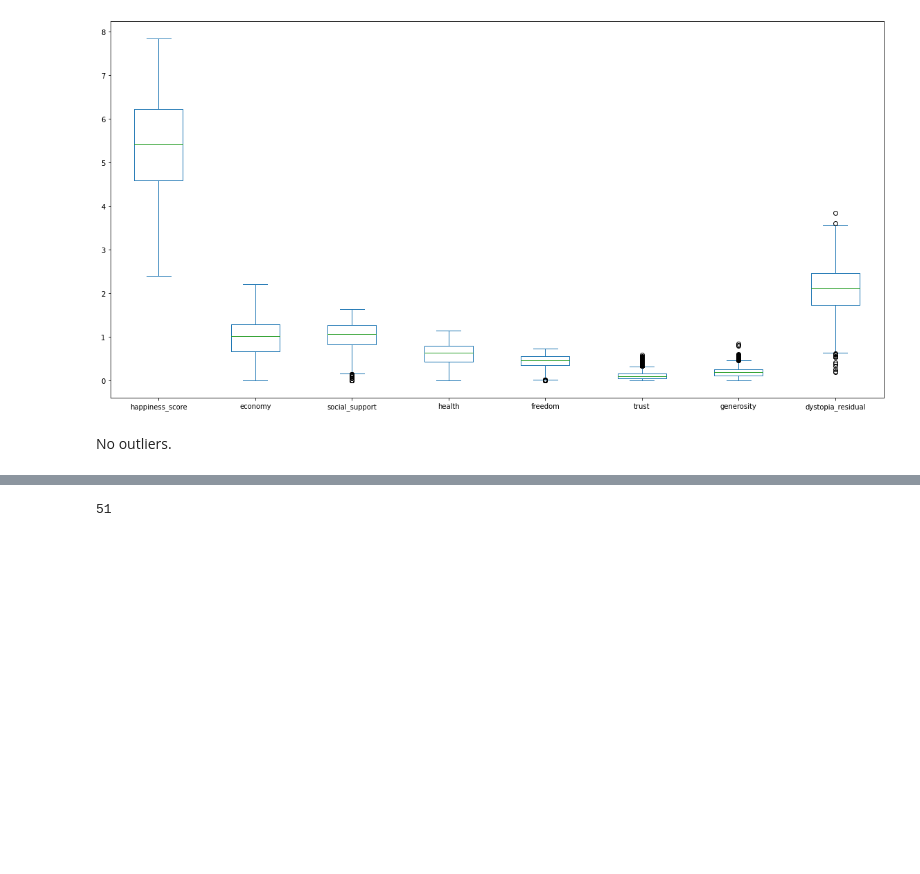
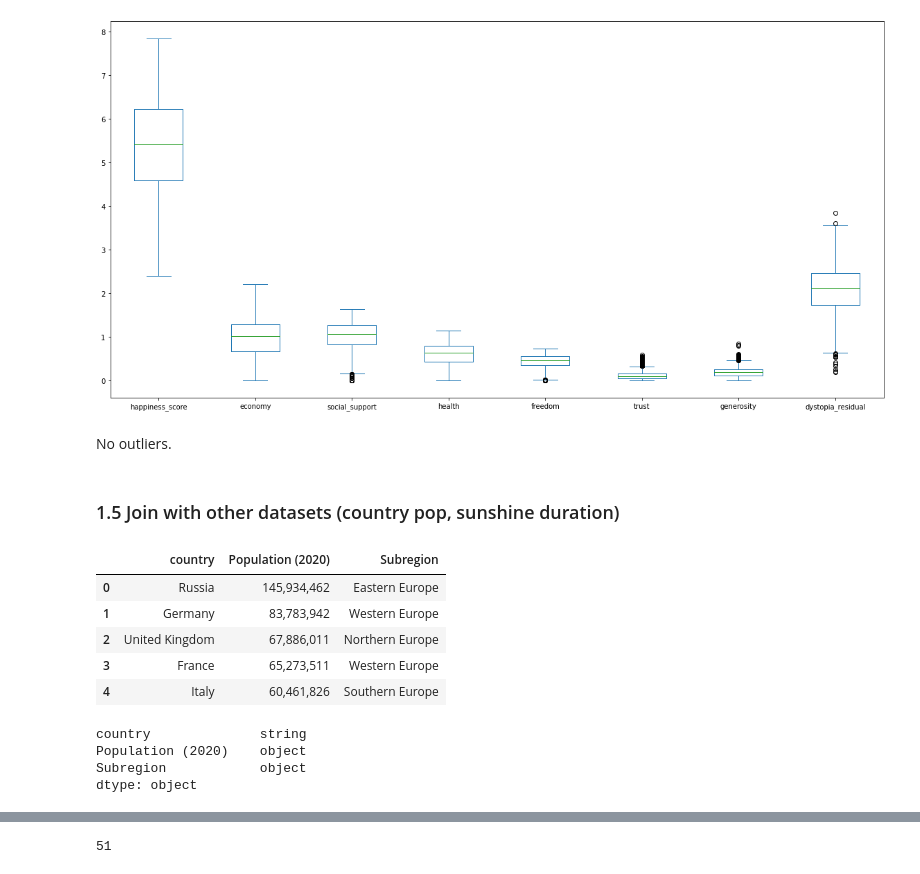
Before and after one commit to elise-chin/dataviz, a Jupyter notebook: data_explo.ipynb, the cells around one changed output, grey strips where cells are left out. Saved outputs shown, nothing was run; the diff lists cells and outputs as text; code cells hidden in the pictures; blank space fills up the shorter version.

```diff
--- a/data_explo.ipynb
+++ b/data_explo.ipynb
@@ -271,3 +271,26 @@ happiness_df.select_dtypes(include=['float32']).plot(kind="box", figsize=(20,10)
 [figure]
 # %% [markdown]
 No outliers.
+# %% [markdown]
+### 1.5 Join with other datasets (country pop, sunshine duration)
+# %%
+europe_pop_df = pd.read_csv('./data/european_countries.csv')
+europe_pop_df.drop('Unnamed: 0', axis=1, inplace=True)
+europe_pop_df = europe_pop_df.rename(columns={'Country': 'country'})
+europe_pop_df = europe_pop_df.astype({'country': 'string'})
+# %%
+europe_pop_df.head()
+# %% [output]
+|  | country | Population (2020) | Subregion |
+| 0 | Russia | 145,934,462 | Eastern Europe |
+| 1 | Germany | 83,783,942 | Western Europe |
+| 2 | United Kingdom | 67,886,011 | Northern Europe |
+| 3 | France | 65,273,511 | Western Europe |
+| 4 | Italy | 60,461,826 | Southern Europe |
+# %%
+europe_pop_df.dtypes
+# %% [output]
+country              string
+Population (2020)    object
+Subregion            object
+dtype: object
```
Also changed, not shown: parts of 18 cells of this notebook.
